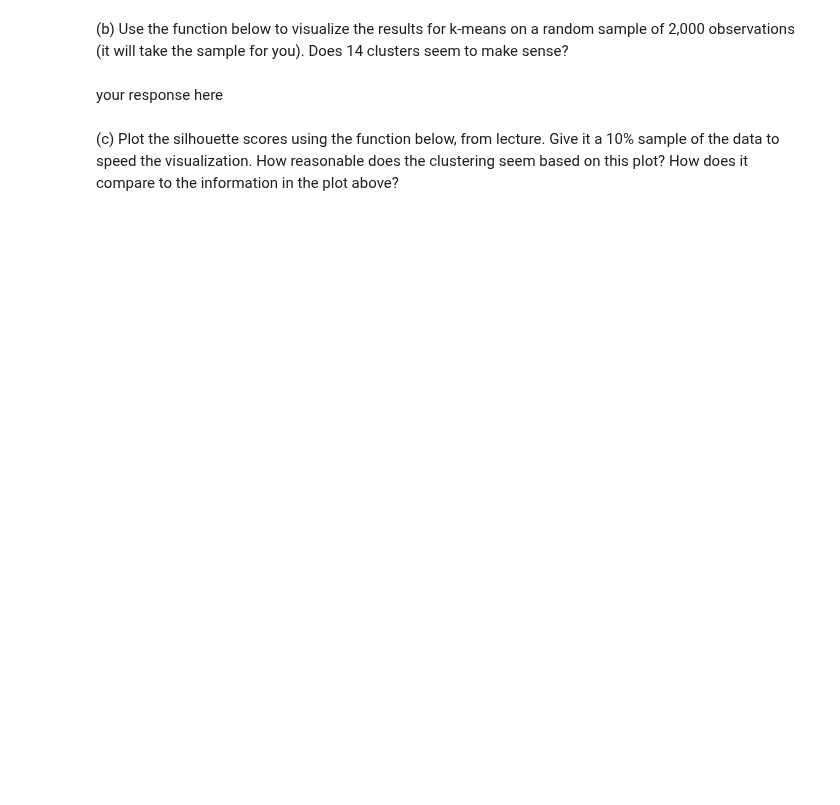
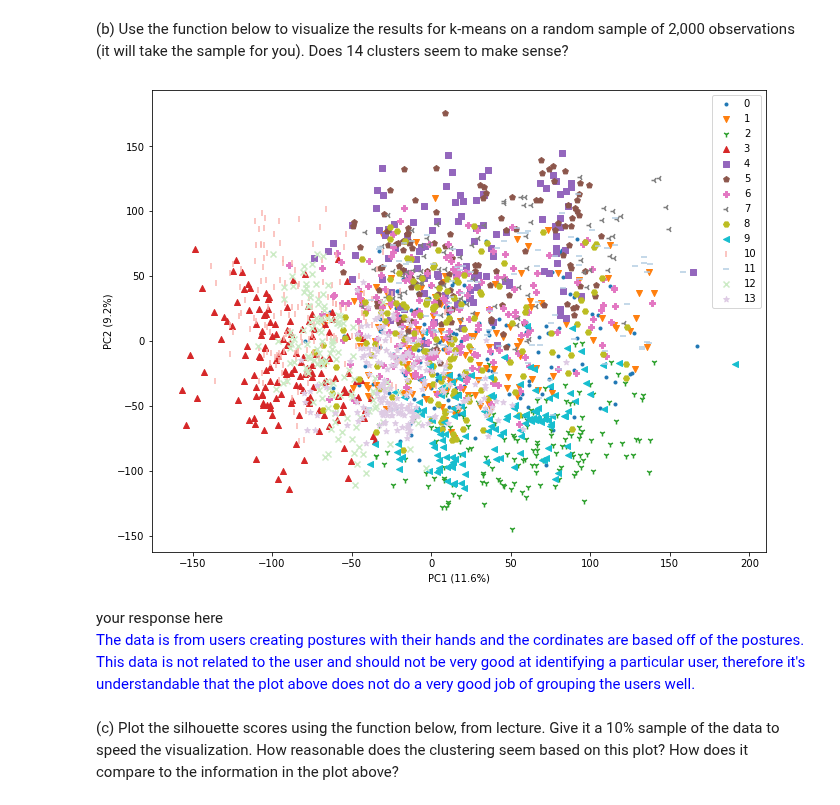
Before and after one commit to medeirosf/2020-CS109B, a Jupyter notebook: content/homeworks/hw02/notebook/cs109b_hw2_edited.ipynb, the cells around one changed output. Saved outputs shown, nothing was run; the diff lists cells and outputs as text; code cells hidden in the pictures; blank space fills up the shorter version.

Commit message:
Added HW2 P1 cluster plot and silhouette plots

```diff
--- a/content/homeworks/hw02/notebook/cs109b_hw2_edited.ipynb
+++ b/content/homeworks/hw02/notebook/cs109b_hw2_edited.ipynb
@@ -89,0 +105,6 @@ NameError: name 'pd' is not defined
+# %%
+#your code here
+km = KMeans(n_clusters=14, n_init=46, random_state=109)
+pdfk = km.fit(pdf[pdf.columns[2:]])
+pdf['Cluster14'] = pd.DataFrame(pdfk.labels_)
+pdf[pdf.columns[2:]].head()
@@ -97,12 +126,12 @@ def plot_clusters(full_data, group_col, scaling_mode):
     marker_colors = np.concatenate([np.array(plt.cm.tab10.colors),np.array(plt.cm.Pastel1.colors)])
 
     feature_columns = [colname for colname in list(full_data.columns) if colname not in {'Class','User','Cluster14','Cluster5'}]
-    features_only = full_data[feature_colummns]
+    features_only = full_data[feature_columns]
 
     # make a scaled df if needed, (but don't scale cluster labels)
     if scaling_mode == True:
         scaler = StandardScaler()
-        scaled_features = pd.DataFrame(scaler.fit_transform(features_only), columns=feature_colummns)
+        scaled_features = pd.DataFrame(scaler.fit_transform(features_only), columns=feature_columns)
     elif scaling_mode == False:
         scaled_features = features_only
     else:
@@ -116,7 +145,7 @@ def plot_clusters(full_data, group_col, scaling_mode):
 
     # apply the PCA transform on the sample
     pca_sample = pd.DataFrame(fitted_pca.transform(scaled_sample), columns = ["PCA{}".format(i) for i in range(len(scaled_sample.columns.values))])
-
+    pca_sample.index = scaled_sample.index
 
     # re-include a cluster label for the pca data
     if 'Cluster14' in full_data.columns.values:
@@ -137,8 +166,14 @@ def plot_clusters(full_data, group_col, scaling_mode):
     plt.show()
 # %%
 #your code here
+plot_clusters(pdf[pdf.columns[2:]], pdf['Cluster14'], False)
+# %% [output]
+[figure, added]
-# %% [markdown]
-your response here
+# %% [markdown]
+your response here<br />
+<font color='blue'>
+    The data is from users creating postures with their hands and the cordinates are based off of the postures. This data is not related to the user and should not be very good at identifying a particular user, therefore it's understandable that the plot above does not do a very good job of grouping the users well.
+</font>
 # %% [markdown]
 (c) Plot the silhouette scores using the function below, from lecture. Give it a 10% sample of the data to speed the visualization. How reasonable does the clustering seem based on this plot? How does it compare to the information in the plot above?
 # %%
```
Also changed, not shown: parts of 7 cells of this notebook.
